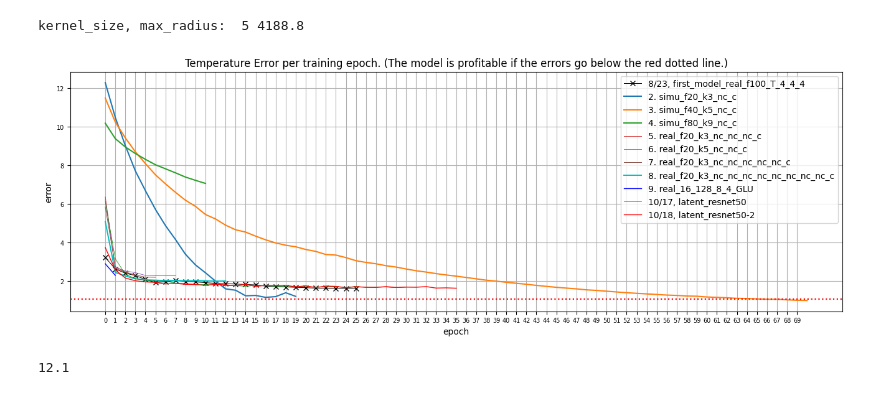
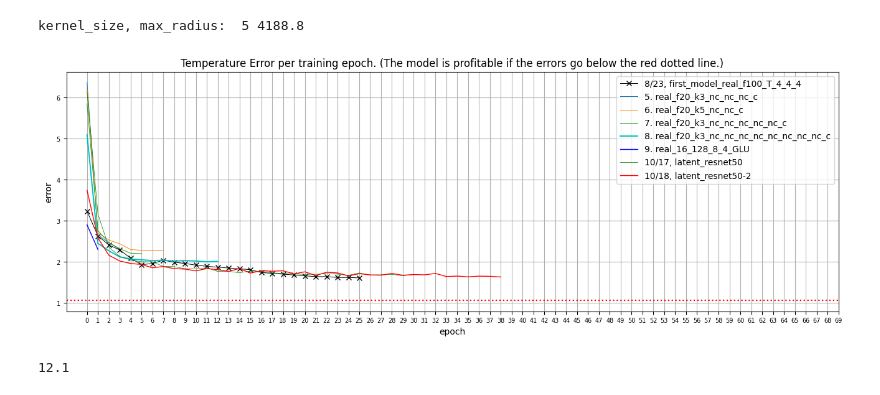
Before and after one commit to MachineLearningMike/Zeus2026, a Jupyter notebook: research/test01.ipynb, the cells around one changed output. Drawn from its saved outputs; the diff is of its cells as text; code cells hidden in the pictures.

```diff
--- a/research/test01.ipynb
+++ b/research/test01.ipynb
@@ -103,7 +103,7 @@ latent_resnet50 = np.array([6.14, 3.16, 2.36, 2.13, 2.04, 2.003, 2.00127, 1.8888
                             1.69122])
 latent_resnet50_2 = np.array([3.73940, 2.57962, 2.16126, 2.02077, 1.95973, 1.93555, 1.85545, 1.88563, 1.83461, 1.82213, 1.78038, 1.83613, 1.80943,
                               1.76646, 1.83746, 1.72514, 1.78396, 1.77270, 1.78224, 1.70661, 1.75728, 1.66774, 1.74571, 1.73006, 1.65857, 1.71209,
-                              1.68192, 1.67555, 1.71705, 1.67381, 1.69081, 1.68364, 1.71772, 1.64193, 1.65305, 1.63502,
+                              1.68192, 1.67555, 1.71705, 1.67381, 1.69081, 1.68364, 1.71772, 1.64193, 1.65305, 1.63502, 1.65182, 1.64723, 1.63150,
 ])
 
 # cnn was working, in place of a trasnformer.
@@ -115,40 +115,40 @@ plt.figure(figsize=(16, 5))
 # plt.plot(x, worst, linestyle='-', marker='o', label=label_worst)
 
 plt.plot(first_model_real_f100_T_4_4_4, label='8/23, first_model_real_f100_T_4_4_4', c='k', marker='x', lw=0.7)
-plt.plot(simu_f20_k3_nc_c, label='2. simu_f20_k3_nc_c')
-plt.plot(simu_f40_k5_nc_c, label='3. simu_f40_k5_nc_c')
-plt.plot(simu_f80_k9_nc_c, label='4. simu_f80_k9_nc_c')
+# plt.plot(simu_f20_k3_nc_c, label='2. simu_f20_k3_nc_c')
+# plt.plot(simu_f40_k5_nc_c, label='3. simu_f40_k5_nc_c')
+# plt.plot(simu_f80_k9_nc_c, label='4. simu_f80_k9_nc_c')
 
 plt.plot(real_f20_k3_nc_nc_nc_c, label='5. real_f20_k3_nc_nc_nc_c', lw=0.7)
 plt.plot(real_f20_k5_nc_nc_c, label='6. real_f20_k5_nc_nc_c', lw=0.7)
 plt.plot(real_f20_k3_nc_nc_nc_nc_nc_c, label='7. real_f20_k3_nc_nc_nc_nc_nc_c', lw=0.7)
 plt.plot(real_f20_k3_nc_nc_nc_nc_nc_nc_nc_nc_c, label='8. real_f20_k3_nc_nc_nc_nc_nc_nc_nc_nc_c', c='c', lw=1.4) #, marker='o')
 
 plt.plot(real_16_128_8_4_GLU, label='9. real_16_128_8_4_GLU', c='b', lw=1.0)
 plt.plot(latent_resnet50, label='10/17, latent_resnet50', c='g', lw=0.5)
 plt.plot(latent_resnet50_2, label='10/18, latent_resnet50-2', c='r', lw=1) #, marker='o')
 # plt.plot(real_16_128_8_6_GLU_anticipated, label='10. real_16_128_8_6_GLU_anticipated', c='r', lw=1.0, marker='o')
 
 # plt.plot(real_f20_chunk_16_8_4_ffn, label='9. real_f20_chunk_16_8_4_ffn', c='g', marker='o', lw=1.4)
 # plt.plot(real_f20_chunk_16_8_4_swi, label='10. real_f20_chunk_16_8_4_swi', c='r', lw=1.7)
 
 plt.plot()
 plt.xticks(x)
 plt.tick_params(labelsize=7)
 plt.xlabel("epoch")
 plt.ylabel("error")
 plt.title("Temperature Error per training epoch. (The model is profitable if the errors go below the red dotted line.)")
 plt.legend()
 plt.grid(True)
 
 # # Add y-value labels next to markers
 # for xi, yi in zip(x, y):
 #     plt.text(xi, yi, f"{yi:.2f}", ha='left', va='bottom', fontsize=8)
 
 plt.axhline(y=1.06, color='red', linestyle=':', linewidth=1.6, label='y = 1.06 (reference)')
 plt.show()
 # %% [output]
-[figure, old version]
+[figure, new version]
 # %%
 import torch
 print(torch.version.cuda)   # should print something like '12.1' or '11.8'
```
Also changed, not shown: parts of 1 cell of this notebook, 8 other files.
